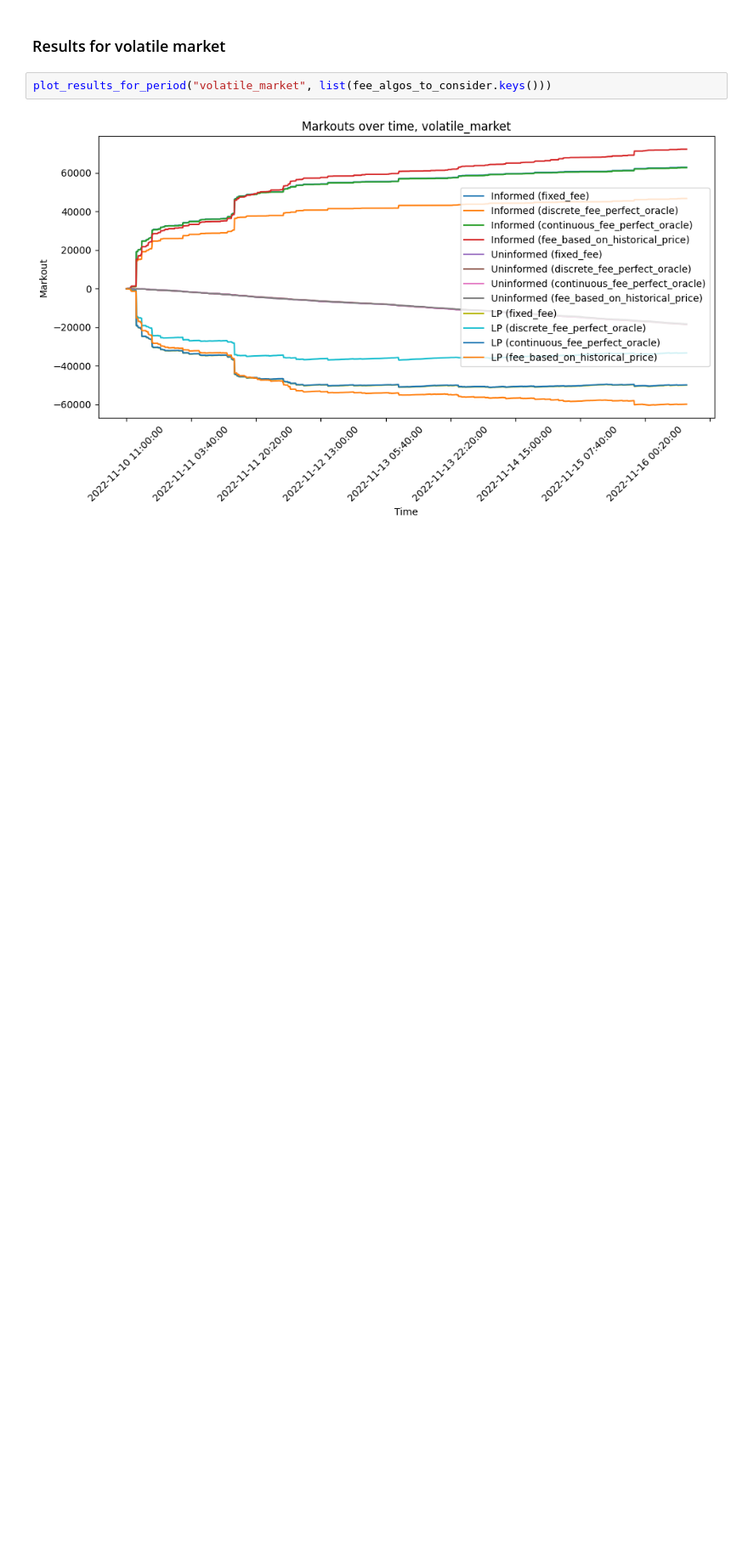
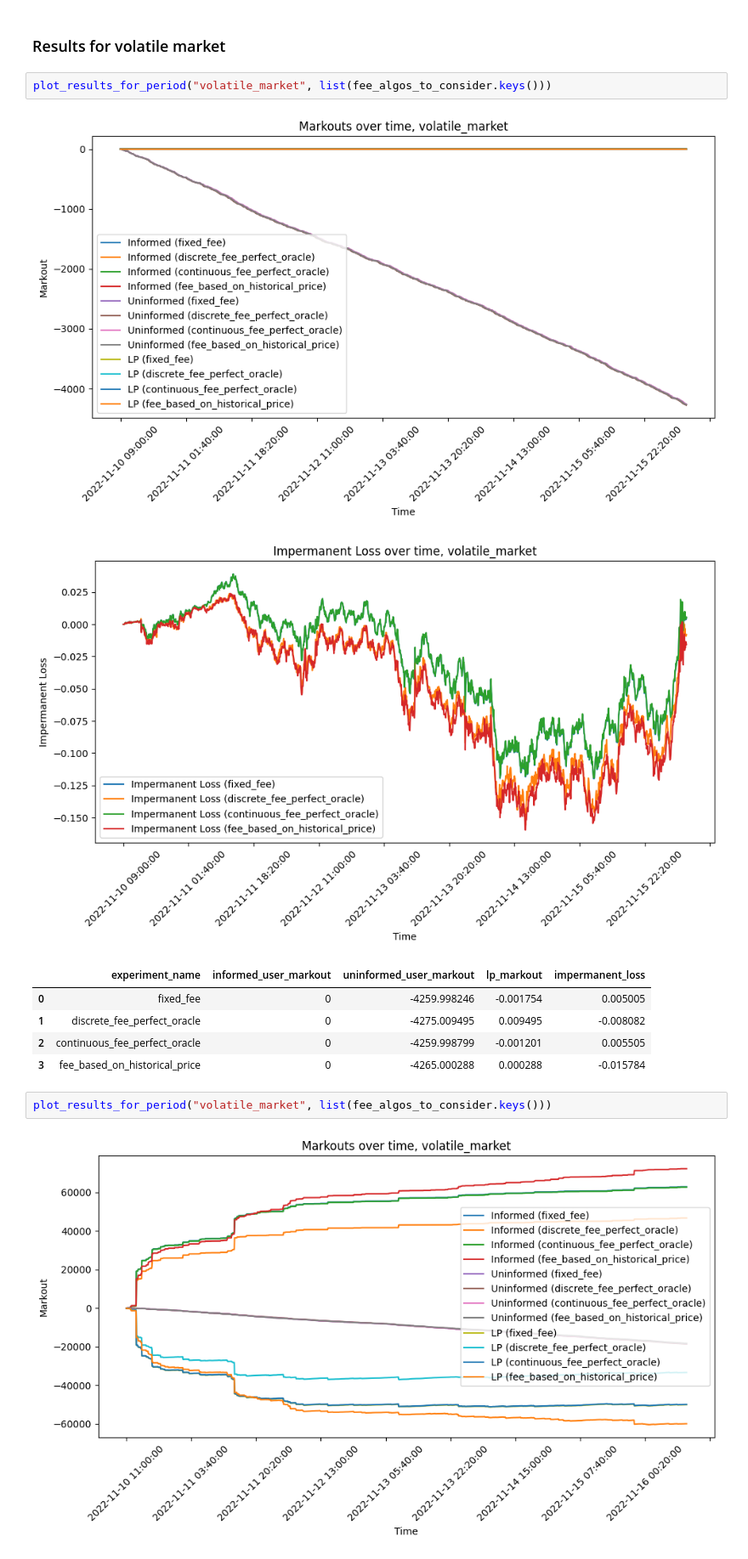
Before and after one commit to swnirk/Dex-Dynamic-Fee, a Jupyter notebook: visualizations/not_fixed_fee_simulation.ipynb, the cells around one changed output. Shown at 85% size. Saved outputs shown, nothing was run; the diff lists cells and outputs as text; blank space fills up the shorter version.

Commit message:
new historical data analysis

```diff
--- a/visualizations/not_fixed_fee_simulation.ipynb
+++ b/visualizations/not_fixed_fee_simulation.ipynb
@@ -162,5 +169,15 @@ plot_results_for_period("bear_market", list(fee_algos_to_consider.keys()))
 # %% [markdown]
 ### Results for volatile market
+# %%
+plot_results_for_period("volatile_market", list(fee_algos_to_consider.keys()))
+# %% [output]
+[figure, added]
+[figure, added]
+|  | experiment_name | informed_user_markout | uninformed_user_markout | lp_markout | impermanent_loss |
+| 0 | fixed_fee | 0 | -4259.998246 | -0.001754 | 0.005005 |
+| 1 | discrete_fee_perfect_oracle | 0 | -4275.009495 | 0.009495 | -0.008082 |
+| 2 | continuous_fee_perfect_oracle | 0 | -4259.998799 | -0.001201 | 0.005505 |
+| 3 | fee_based_on_historical_price | 0 | -4265.000288 | 0.000288 | -0.015784 |
 # %%
 plot_results_for_period("volatile_market", list(fee_algos_to_consider.keys()))
 # %% [output]
```
Also changed, not shown: parts of 5 cells of this notebook, 5 other files.
